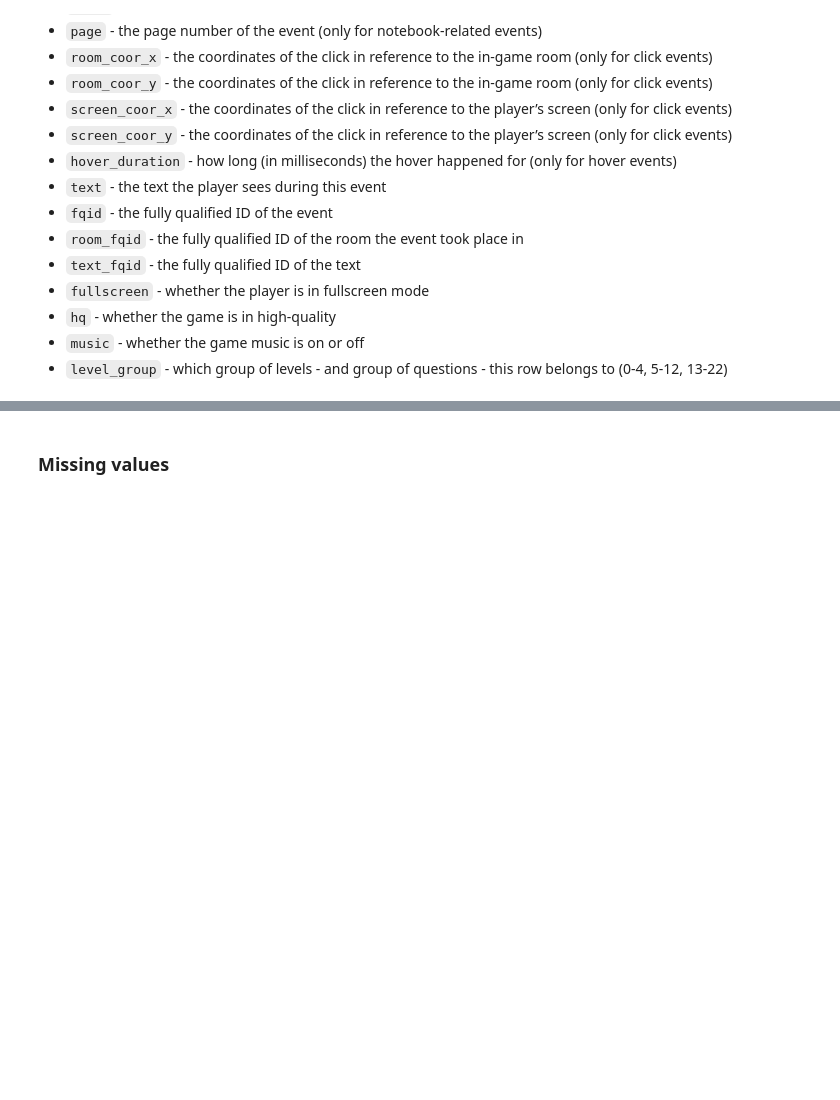
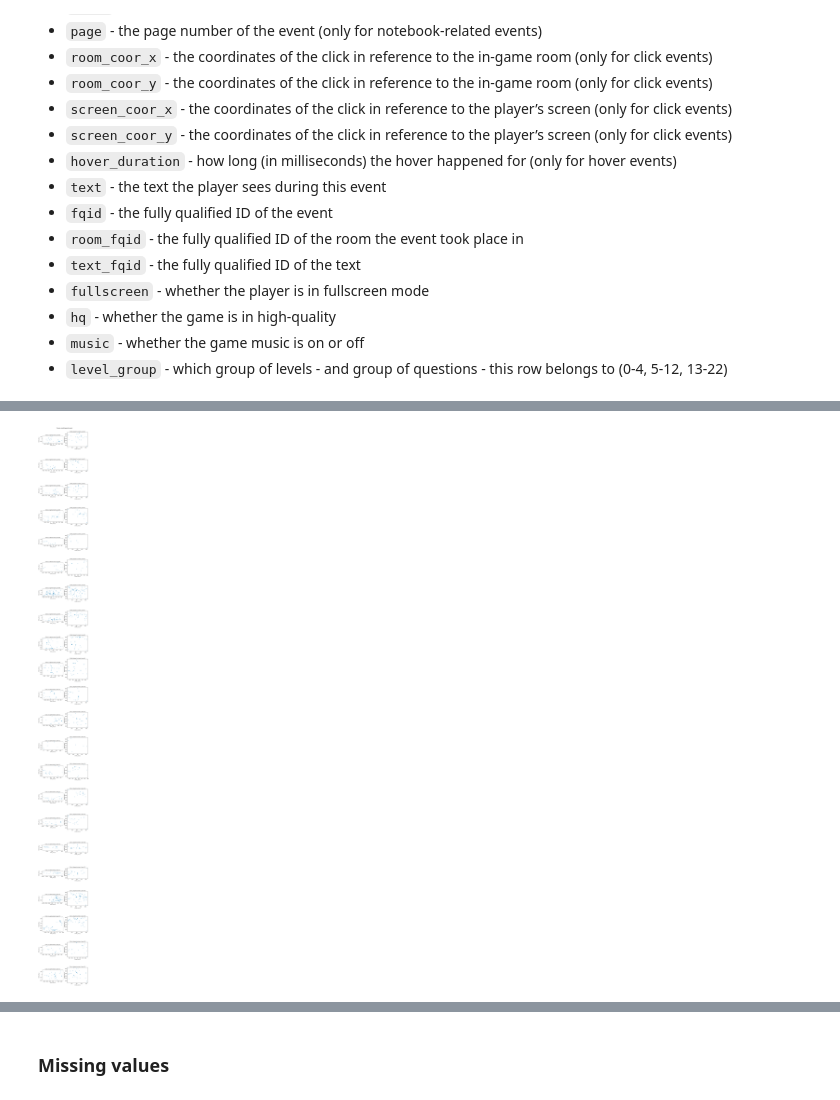
Before and after one commit to kuzmatsukanov/kaggle_predict_student_performance, a Jupyter notebook: kaggle_Predict_Student_Performance.ipynb, the cells around one changed output, grey strips where cells are left out. Saved outputs shown, nothing was run; the diff lists cells and outputs as text; code cells hidden in the pictures; blank space fills up the shorter version.

```diff
--- a/kaggle_Predict_Student_Performance.ipynb
+++ b/kaggle_Predict_Student_Performance.ipynb
@@ -165,0 +273,26 @@ dtype: int64
+# %%
+MARKERSIZE = 30
+ALPHA = 0.3
+
+fig, ax = plt.subplots(22, 2, figsize=(2*5, 22*5))
+
+for level, axis in zip(np.arange(0, 22), ax):
+    level_to_plot = df_one_session[df_one_session['level'] == level]
+    axis[0].scatter(x=level_to_plot['room_coor_x'], y=level_to_plot['room_coor_y'],
+                    s=MARKERSIZE, alpha=ALPHA)
+    axis[0].set_aspect(aspect='equal')
+    axis[0].set_xlabel('room_coor_x')
+    axis[0].set_ylabel('room_coor_y')
+    axis[0].set_title('Click | in-game room | Level {}'.format(level))
+
+    axis[1].scatter(x=level_to_plot['screen_coor_x'], y=level_to_plot['screen_coor_y'],
+                    s=MARKERSIZE, alpha=ALPHA)
+    axis[1].set_aspect(aspect='equal')
+    axis[1].set_xlabel('screen_coor_x')
+    axis[1].set_ylabel('screen_coor_y')
+    axis[1].set_title('Click | player\'s screen | Level {}'.format(level))
+    #break
+fig.suptitle('Cursor coordinates by level', fontsize=14)
+plt.subplots_adjust(top=0.978);
+# %% [output]
+[figure, added]
```
Also changed, not shown: parts of 48 cells of this notebook, 1 other file.
